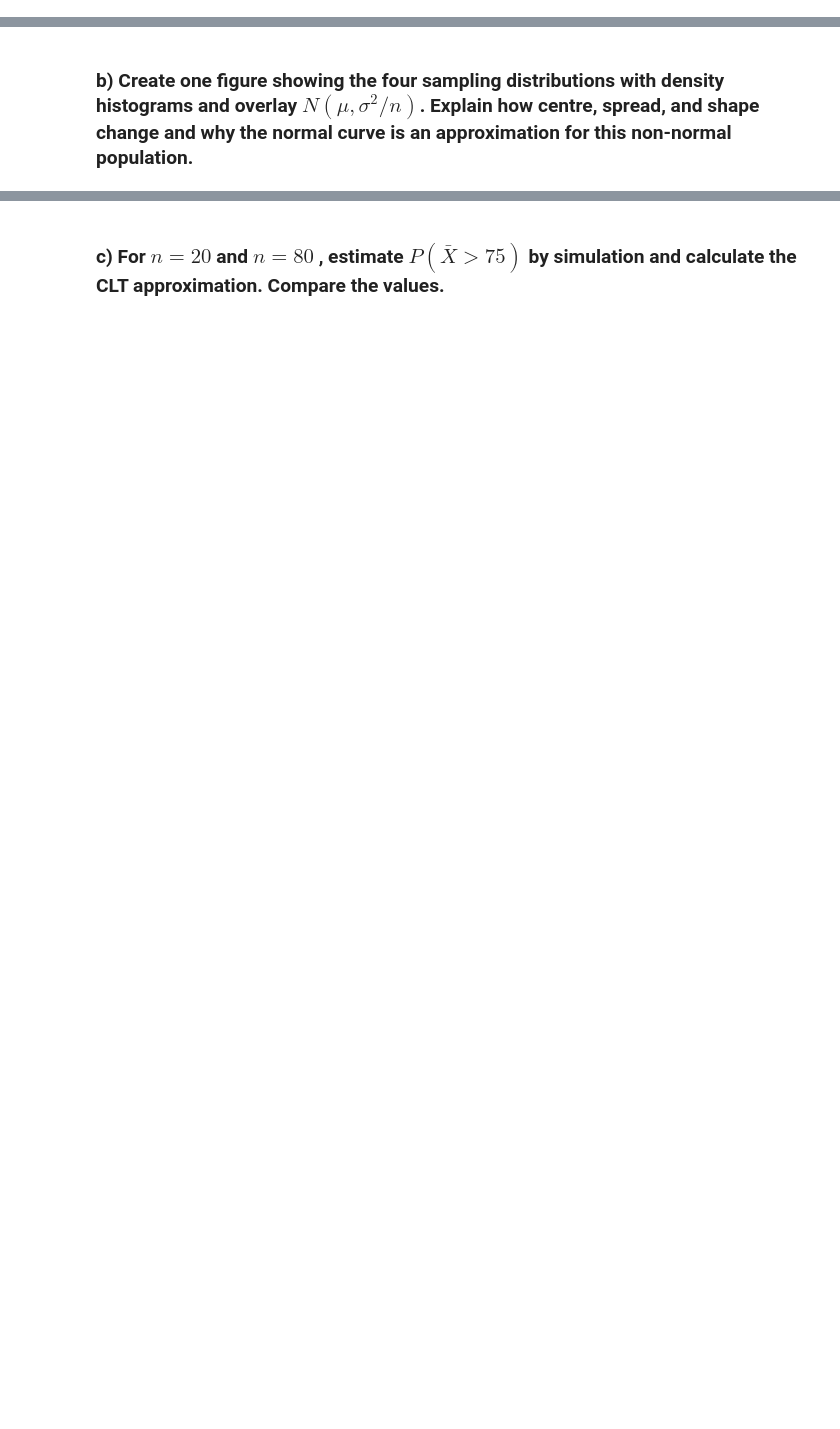
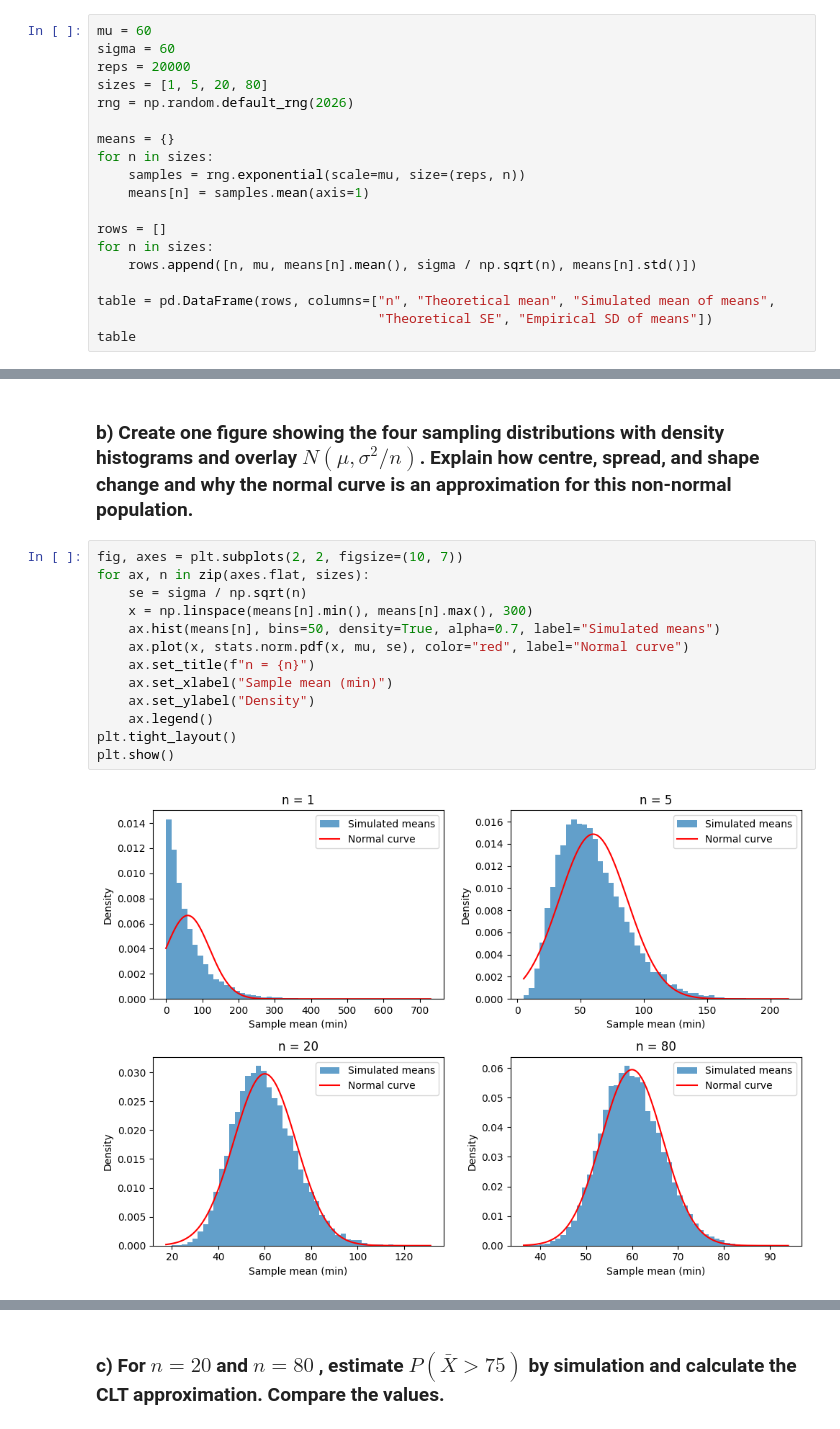
Before and after one commit to Fanticel/STA1, a Jupyter notebook: Asg3/Asg.ipynb, the cells around one changed output, grey strips where cells are left out. Drawn from its saved outputs; the diff is of its cells as text; blank space fills up the shorter version.

```diff
--- a/Asg3/Asg.ipynb
+++ b/Asg3/Asg.ipynb
@@ -15,3 +15,22 @@ import math
 #### Restoration time in a service system is modelled as exponential with population mean and standard deviation $\mu=\sigma=60$ minutes. Use this known population model and NumPy's random generator with seed 2026 and at least 20,000 repetitions per sample size.
 
 ### a) Simulate samples for $n=1,5,20,80$ and store their means. Create a table with , theoretical mean, simulated mean of means, theoretical standard error $\sigma/\sqrt n$, and empirical standard deviation of the simulated means.
+# %%
+mu = 60
+sigma = 60
+reps = 20000
+sizes = [1, 5, 20, 80]
+rng = np.random.default_rng(2026)
+
+means = {}
+for n in sizes:
+    samples = rng.exponential(scale=mu, size=(reps, n))
+    means[n] = samples.mean(axis=1)
+
+rows = []
+for n in sizes:
+    rows.append([n, mu, means[n].mean(), sigma / np.sqrt(n), means[n].std()])
+
+table = pd.DataFrame(rows, columns=["n", "Theoretical mean", "Simulated mean of means",
+                                    "Theoretical SE", "Empirical SD of means"])
+table
@@ -18,2 +45,17 @@ import math
 # %% [markdown]
 ### b) Create one figure showing the four sampling distributions with density histograms and overlay $N(\mu,\sigma^2/n)$. Explain how centre, spread, and shape change and why the normal curve is an approximation for this non-normal population.
+# %%
+fig, axes = plt.subplots(2, 2, figsize=(10, 7))
+for ax, n in zip(axes.flat, sizes):
+    se = sigma / np.sqrt(n)
+    x = np.linspace(means[n].min(), means[n].max(), 300)
+    ax.hist(means[n], bins=50, density=True, alpha=0.7, label="Simulated means")
+    ax.plot(x, stats.norm.pdf(x, mu, se), color="red", label="Normal curve")
+    ax.set_title(f"n = {n}")
+    ax.set_xlabel("Sample mean (min)")
+    ax.set_ylabel("Density")
+    ax.legend()
+plt.tight_layout()
+plt.show()
+# %% [output]
+[figure, added]
```
Also changed, not shown: parts of 13 cells of this notebook.
